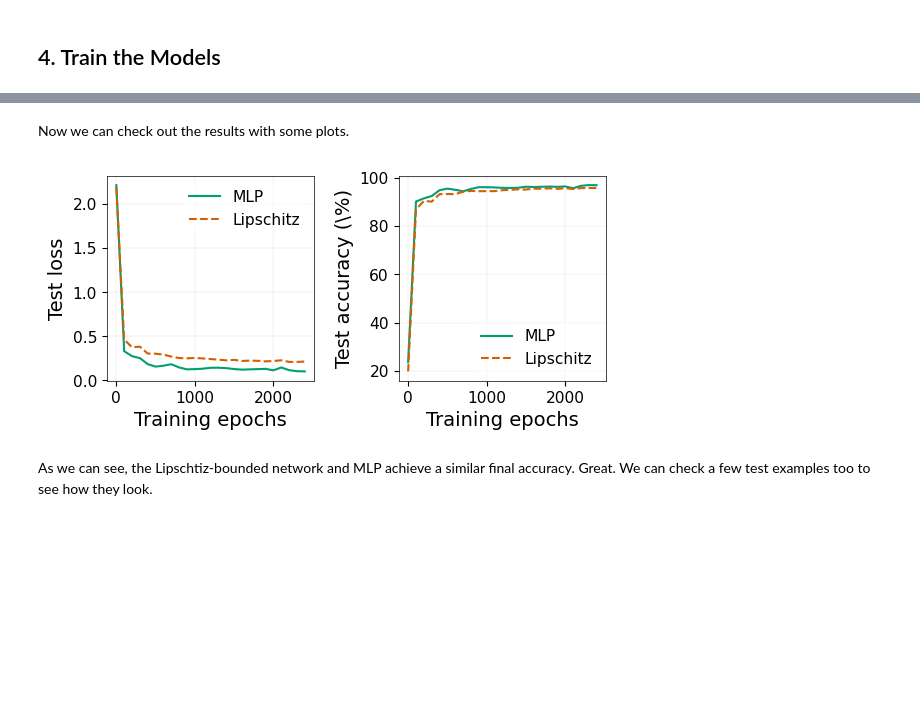
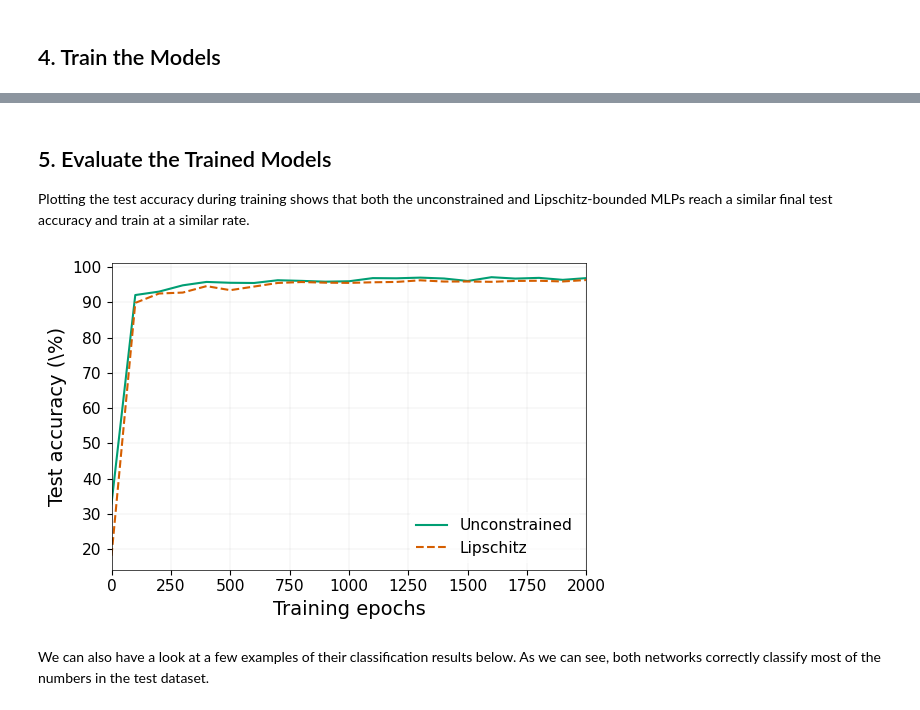
Before and after one commit to acfr/RobustNeuralNetworks, a Jupyter notebook: examples/sandwich_mnist.ipynb, the cells around one changed output, grey strips where cells are left out. Cells and saved outputs as stored; diff of their text form; code cells hidden in the pictures; blank space fills up the shorter version.

```diff
--- a/examples/sandwich_mnist.ipynb
+++ b/examples/sandwich_mnist.ipynb
@@ -210,4 +194,4 @@ Let's create a model from each class. Later in this notebook, we'll train both m
 # %%
-model_mlp = MLP()
-model_lbdn = LBDN(gamma=2.0)
+model_mlp = UnconstrainedMLP()
+model_lip = LipschitzMLP(gamma=2.0)
 # %% [markdown]
@@ -217,4 +201,15 @@ Now that we have our models, we need to define the loss function. We use the cro
 # %%
+# Loss function: standard cross-entropy loss for image classification
 def get_loss(logits, labels):
     loss = optax.softmax_cross_entropy_with_integer_labels(logits, labels)
     return loss.mean()
+
+# Compute classification accuracy
+def compute_accuracy(logits, labels):
+    return 100 * jnp.mean(jnp.argmax(logits, axis=-1) == labels)
+
+# Helper function to make predictions on a batch of data given a model and its learnable parameters
+@partial(jax.jit, static_argnums=0)
+def predict(model, params, batch):
+    logits = model.apply(params, batch['image'])
+    return logits.argmax(axis=1)
@@ -293,3 +278,3 @@ Let's run the training on both models. As you can see, there's no difference to
 # %%
-params_mlp, metrics_mlp = train_mnist_classifier(model_mlp, seed)
-params_lbdn, metrics_lbdn = train_mnist_classifier(model_lbdn, seed)
+params_mlp, metrics_mlp = train_mnist_classifier(model_mlp, verbose=True) # Train unconstrained
+params_lip, metrics_lip = train_mnist_classifier(model_lip, verbose=True) # Train Lipschitz
@@ -296,28 +299,21 @@ params_lbdn, metrics_lbdn = train_mnist_classifier(model_lbdn, seed)
 # %% [markdown]
-Now we can check out the results with some plots.
+## 5. Evaluate the Trained Models
+
+Plotting the test accuracy during training shows that both the unconstrained and Lipschitz-bounded MLPs reach a similar final test accuracy and train at a similar rate.
 # %%
 color_mlp = "#009E73"
-color_lbdn = "#D55E00"
+color_lip = "#D55E00"
 
-fig, (ax1, ax2) = plt.subplots(1, 2, figsize=(6, 3))
-
-ax1.plot(metrics_mlp["step"], metrics_mlp["test_loss"], color=color_mlp, label="MLP")
-ax2.plot(metrics_mlp["step"], metrics_mlp["test_accuracy"], color=color_mlp, label="MLP")
-
-ax1.plot(metrics_lbdn["step"], metrics_lbdn["test_loss"], "--", color=color_lbdn, label="Lipschitz")
-ax2.plot(metrics_lbdn["step"], metrics_lbdn["test_accuracy"], "--", color=color_lbdn, label="Lipschitz")
-
-ax1.set_xlabel("Training epochs")
-ax2.set_xlabel("Training epochs")
-ax1.set_ylabel("Test loss")
-ax2.set_ylabel("Test accuracy (\%)")
-
-ax1.legend()
-ax2.legend()
-
+fig, ax = plt.subplots(1, 1, figsize=(6, 4))
+ax.plot(metrics_mlp["step"], metrics_mlp["test_accuracy"], color=color_mlp, label="Unconstrained")
+ax.plot(metrics_lip["step"], metrics_lip["test_accuracy"], "--", color=color_lip, label="Lipschitz")
+ax.set_xlabel("Training epochs")
+ax.set_ylabel("Test accuracy (\%)")
+ax.set_xlim(0, train_steps)
+ax.legend(loc="lower right")
 plt.tight_layout()
 # %% [output]
-[figure, old version]
+[figure, new version]
 # %% [markdown]
-As we can see, the Lipschtiz-bounded network and MLP achieve a similar final accuracy. Great. We can check a few test examples too to see how they look.
+We can also have a look at a few examples of their classification results below. As we can see, both networks correctly classify most of the numbers in the test dataset.
 # %%
```
Also changed, not shown: parts of 51 cells of this notebook, 1 other file.
